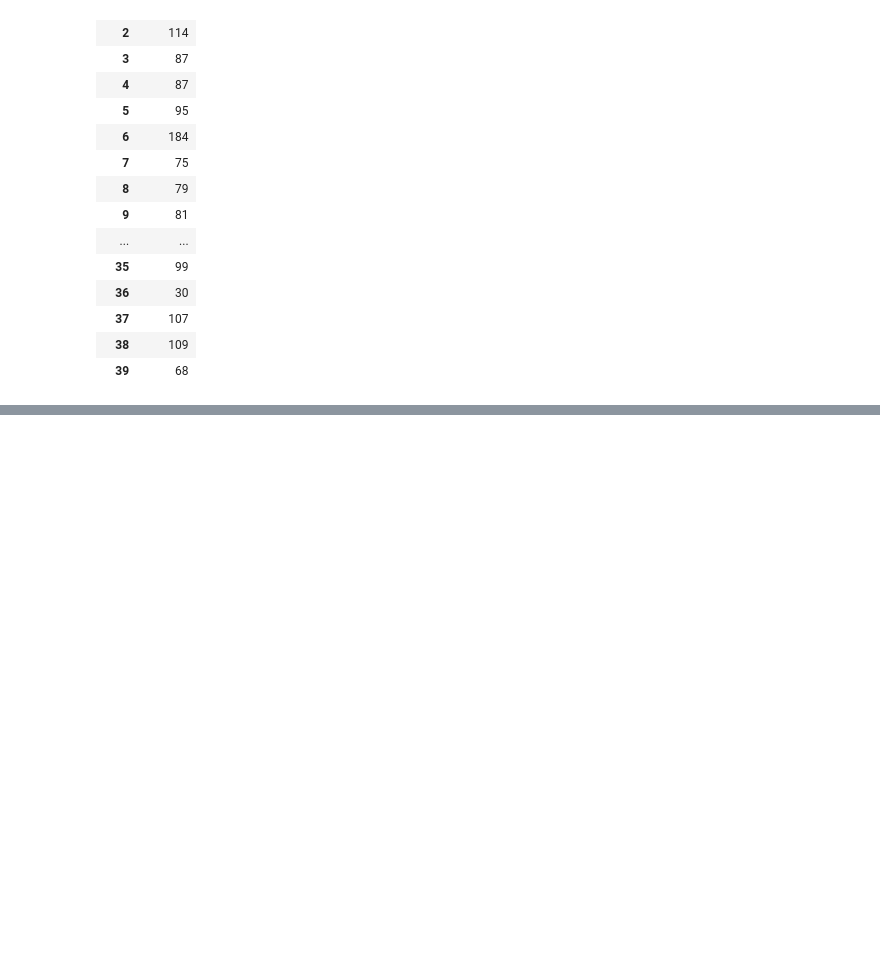
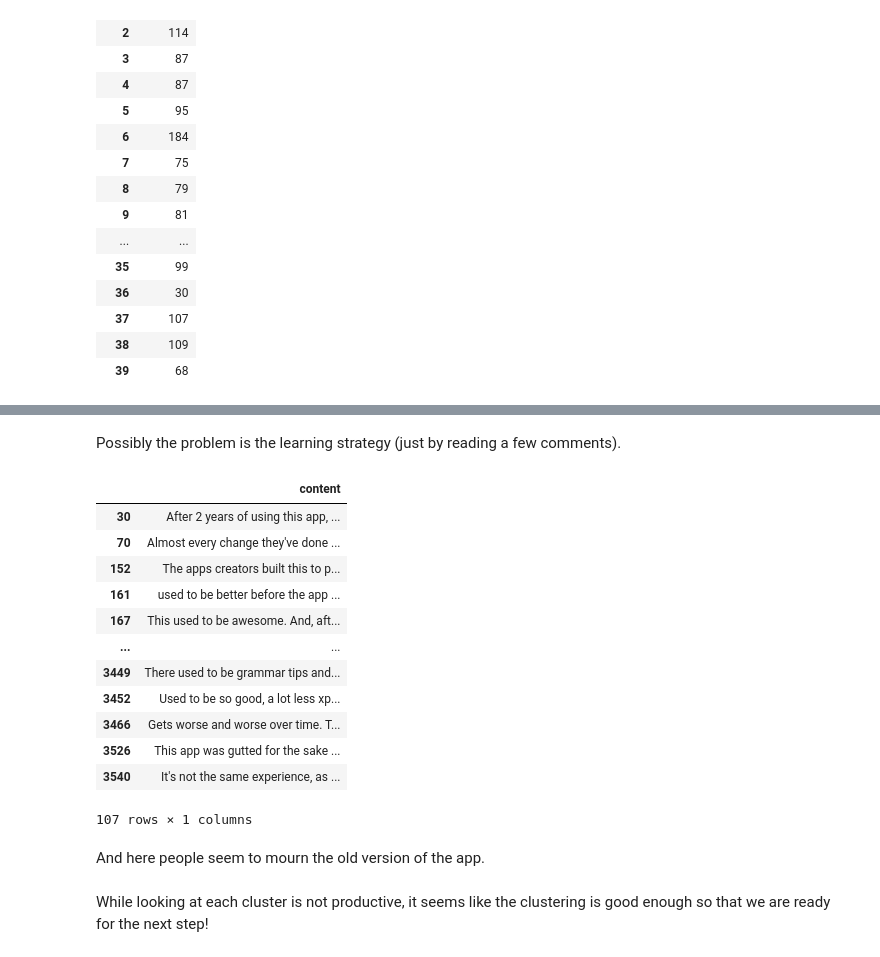
Before and after one commit to IoanaBaciu24/ActionableReviews, a Jupyter notebook: app_clustering/embeddings_analysis.ipynb, the cells around one changed output, grey strips where cells are left out. Cells and saved outputs as stored; diff of their text form; code cells hidden in the pictures; blank space fills up the shorter version.

```diff
--- a/app_clustering/embeddings_analysis.ipynb
+++ b/app_clustering/embeddings_analysis.ipynb
@@ -122,0 +177,23 @@ dataset[["label", "reviewId"]].groupby("label").count()
+# %% [markdown]
+Possibly the problem is the learning strategy (just by reading a few comments).
+# %%
+df_topic37 = df_clustered[df_clustered["label"] == 37]
+pd.DataFrame(df_topic37["content"])
+# %% [output]
+|  | content |
+| 30 | After 2 years of using this app, ... |
+| 70 | Almost every change they've done ... |
+| 152 | The apps creators built this to p... |
+| 161 | used to be better before the app ... |
+| 167 | This used to be awesome. And, aft... |
+| ... | ... |
+| 3449 | There used to be grammar tips and... |
+| 3452 | Used to be so good, a lot less xp... |
+| 3466 | Gets worse and worse over time. T... |
+| 3526 | This app was gutted for the sake ... |
+| 3540 | It's not the same experience, as ... |
+107 rows × 1 columns
+# %% [markdown]
+And here people seem to mourn the old version of the app.
+# %% [markdown]
+While looking at each cluster is not productive, it seems like the clustering is good enough so that we are ready for the next step!
```
Also changed, not shown: parts of 8 cells of this notebook, 7 other files.
